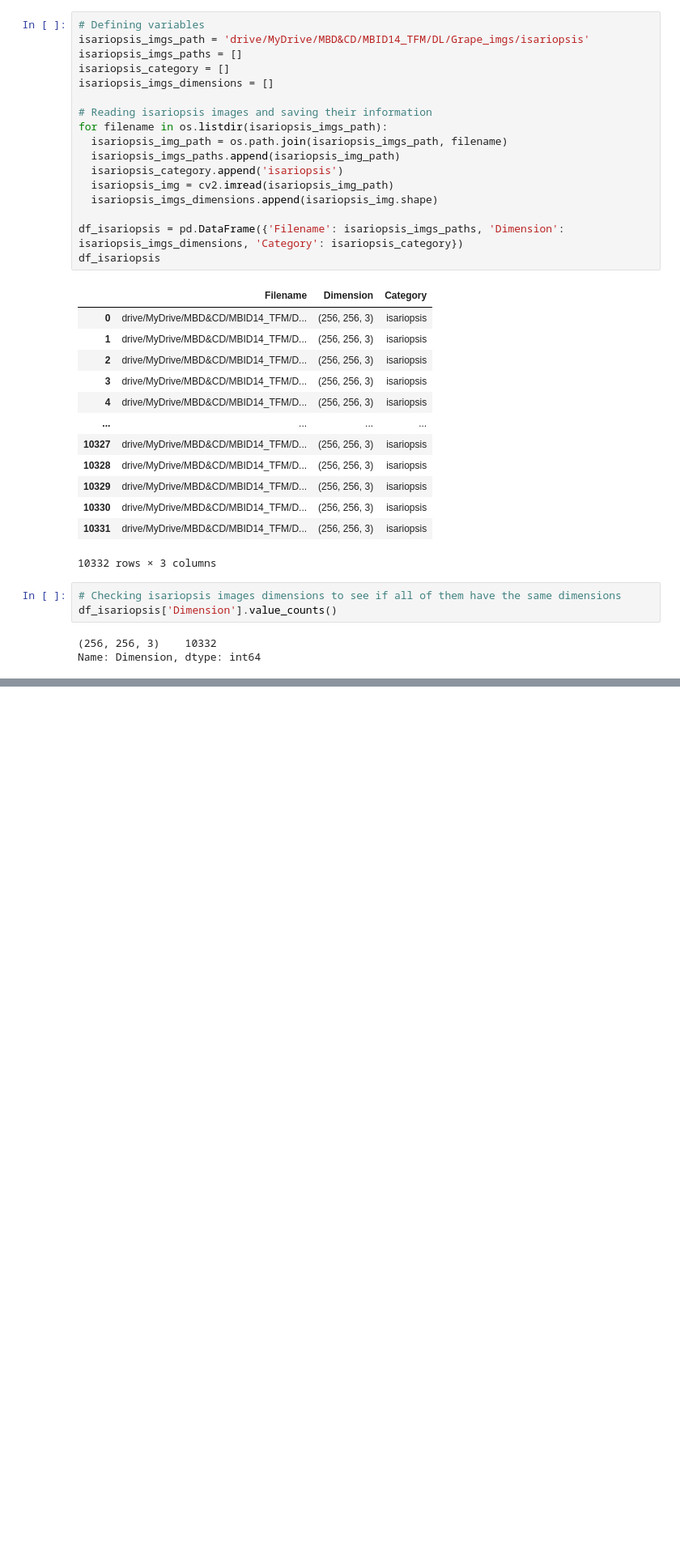
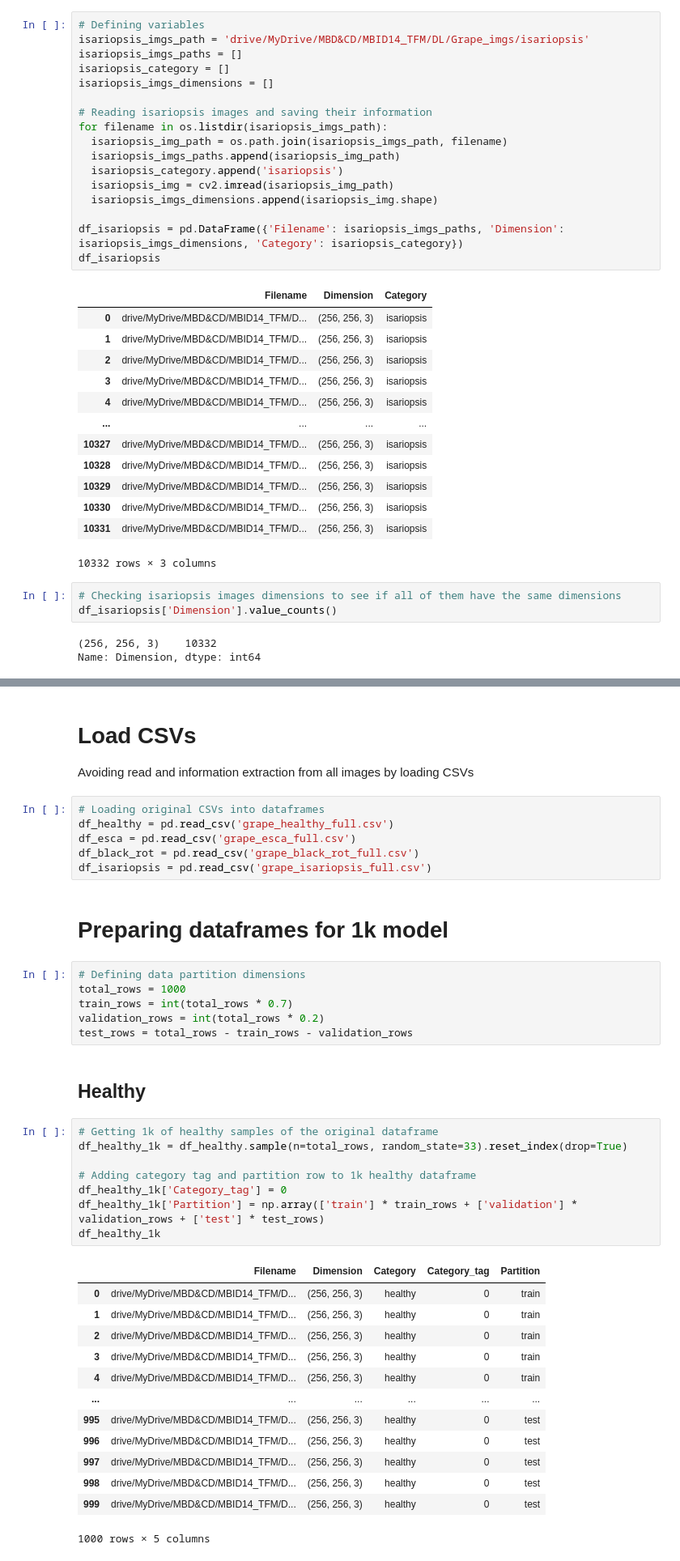
Before and after one commit to jramon-mm/14MBID-TFM, a Jupyter notebook: Crop-Disease-Detection/Crop_disease_detection.ipynb, the cells around one changed output, grey strips where cells are left out. Shown at 81% size. Drawn from its saved outputs; the diff is of its cells as text; blank space fills up the shorter version.

Commit message:
1k dataset division done. Train, val and test division also done.

```diff
--- a/Crop-Disease-Detection/Crop_disease_detection.ipynb
+++ b/Crop-Disease-Detection/Crop_disease_detection.ipynb
@@ -172,3 +187,44 @@ Name: Dimension, dtype: int64
 *   All images have a dimension of 256x256 and are color images.
 
 Let's try a model with 1k images per category and see the results we obtain. In case of get bad results we will need to augment "healthy" category images.
+# %% [markdown]
+# Load CSVs
+Avoiding read and information extraction from all images by loading CSVs
+# %%
+# Loading original CSVs into dataframes
+df_healthy = pd.read_csv('grape_healthy_full.csv')
+df_esca = pd.read_csv('grape_esca_full.csv')
+df_black_rot = pd.read_csv('grape_black_rot_full.csv')
+df_isariopsis = pd.read_csv('grape_isariopsis_full.csv')
+# %% [markdown]
+# Preparing dataframes for 1k model
+# %%
+# Defining data partition dimensions
+total_rows = 1000
+train_rows = int(total_rows * 0.7)
+validation_rows = int(total_rows * 0.2)
+test_rows = total_rows - train_rows - validation_rows
+# %% [markdown]
+## Healthy
+# %%
+# Getting 1k of healthy samples of the original dataframe
+df_healthy_1k = df_healthy.sample(n=total_rows, random_state=33).reset_index(drop=True)
+
+# Adding category tag and partition row to 1k healthy dataframe
+df_healthy_1k['Category_tag'] = 0
+df_healthy_1k['Partition'] = np.array(['train'] * train_rows + ['validation'] * validation_rows + ['test'] * test_rows)
+df_healthy_1k
+# %% [output]
+|  | Filename | Dimension | Category | Category_tag | Partition |
+| 0 | drive/MyDrive/MBD&CD/MBID14_TFM/D... | (256, 256, 3) | healthy | 0 | train |
+| 1 | drive/MyDrive/MBD&CD/MBID14_TFM/D... | (256, 256, 3) | healthy | 0 | train |
+| 2 | drive/MyDrive/MBD&CD/MBID14_TFM/D... | (256, 256, 3) | healthy | 0 | train |
+| 3 | drive/MyDrive/MBD&CD/MBID14_TFM/D... | (256, 256, 3) | healthy | 0 | train |
+| 4 | drive/MyDrive/MBD&CD/MBID14_TFM/D... | (256, 256, 3) | healthy | 0 | train |
+| ... | ... | ... | ... | ... | ... |
+| 995 | drive/MyDrive/MBD&CD/MBID14_TFM/D... | (256, 256, 3) | healthy | 0 | test |
+| 996 | drive/MyDrive/MBD&CD/MBID14_TFM/D... | (256, 256, 3) | healthy | 0 | test |
+| 997 | drive/MyDrive/MBD&CD/MBID14_TFM/D... | (256, 256, 3) | healthy | 0 | test |
+| 998 | drive/MyDrive/MBD&CD/MBID14_TFM/D... | (256, 256, 3) | healthy | 0 | test |
+| 999 | drive/MyDrive/MBD&CD/MBID14_TFM/D... | (256, 256, 3) | healthy | 0 | test |
+1000 rows × 5 columns
```
Also changed, not shown: parts of 27 cells of this notebook.
